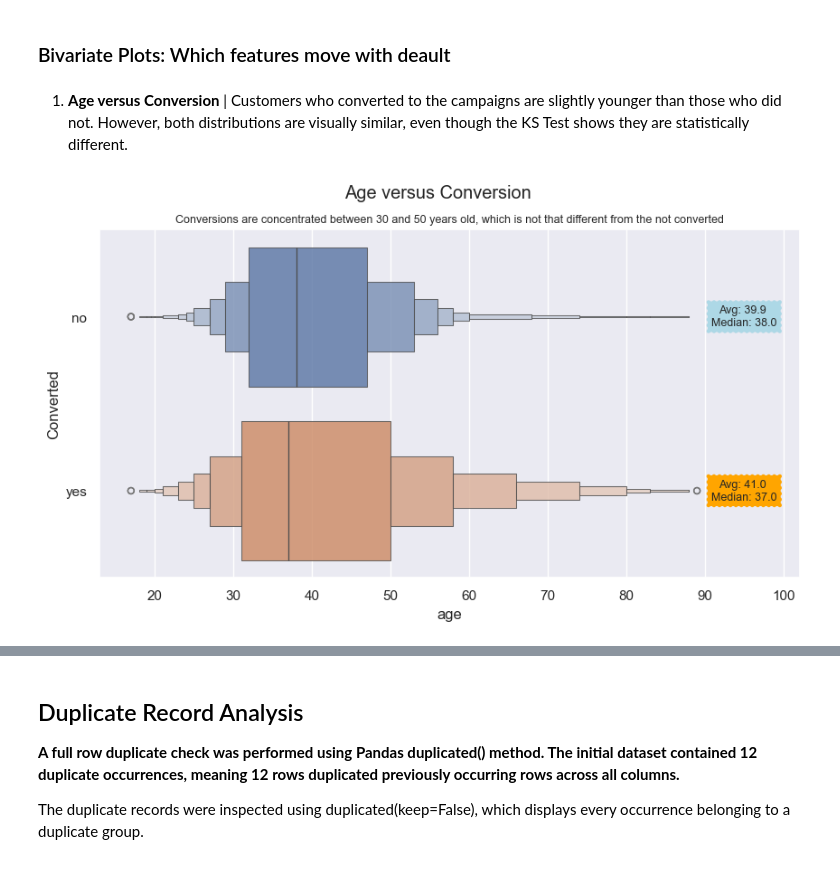
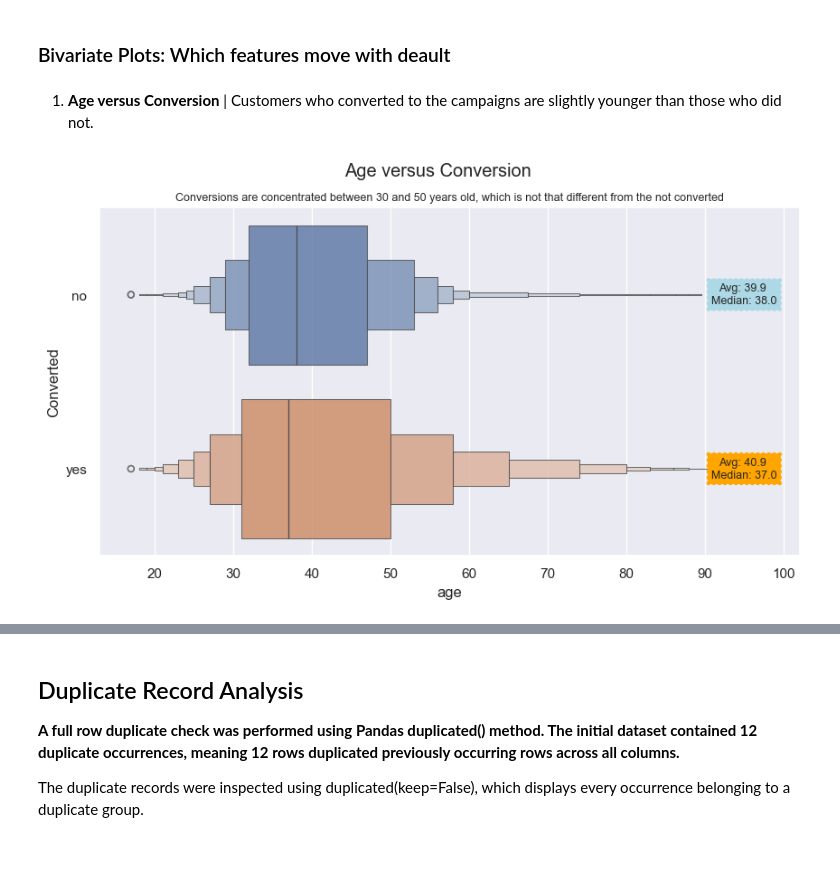
Before and after one commit to anoopungrd/sgh-advanced-analytics-big-data, a Jupyter notebook: semester-1/data-mining/project/code/Bank_Marketing_Notebook.ipynb, the cells around one changed output, grey strips where cells are left out. Saved outputs shown, nothing was run; the diff lists cells and outputs as text; code cells hidden in the pictures.

Commit message:
Added changes for data understanding and started bivariate analysis

```diff
--- a/semester-1/data-mining/project/code/Bank_Marketing_Notebook.ipynb
+++ b/semester-1/data-mining/project/code/Bank_Marketing_Notebook.ipynb
@@ -289,27 +273,27 @@ df_train.describe(include='all').T.round(2)
 ### Bivariate Plots: Which features move with deault
 # %% [markdown]
 1. **Age versus Conversion** |
-Customers who converted to the campaigns are slightly younger than those who did not. However, both distributions are visually similar, even though the KS Test shows they are statistically different.
+Customers who converted to the campaigns are slightly younger than those who did not.
 # %%
 # Age versus Conversion
 plt.figure( figsize=(10,5))
-ax = sns.boxenplot(data=df_train, x='age', y='y', hue='y', alpha=0.8)
+ax = sns.boxenplot(data=df_csv, x='age', y='y', hue='y', alpha=0.8)
 plt.suptitle('Age versus Conversion')
 plt.ylabel('Converted')
 plt.title('Conversions are concentrated between 30 and 50 years old, which is not that different from the not converted', size=9)
 
 # Annotation
 # Medians and Averages
-median_converted = df_train.query('y == "yes"')['age'].median()
-median_not_converted = df_train.query('y == "no"')['age'].median()
-avg_converted = df_train.query('y == "yes"')['age'].mean()
-avg_not_converted = df_train.query('y == "no"')['age'].mean()
+median_converted = df_csv.query('y == "yes"')['age'].median()
+median_not_converted = df_csv.query('y == "no"')['age'].median()
+avg_converted = df_csv.query('y == "yes"')['age'].mean()
+avg_not_converted = df_csv.query('y == "no"')['age'].mean()
 # Annotation - Insert text with Average and Median for each category
 plt.text(95, 0, f"Avg: {round(avg_not_converted,1)} \nMedian: {median_not_converted}",
          ha="center", va="center", rotation=0,
          size=9, bbox=dict(boxstyle="roundtooth, pad=0.5", fc="lightblue", ec="r", lw=0))
 plt.text(95, 1, f"Avg: {round(avg_converted,1)} \nMedian: {median_converted}",
          ha="center", va="center", rotation=0,
          size=9, bbox=dict(boxstyle="roundtooth, pad=0.5", fc="orange", ec="r", lw=0));
 # %% [output]
-[figure, old version]
+[figure, new version]
```
Also changed, not shown: parts of 21 cells of this notebook.
